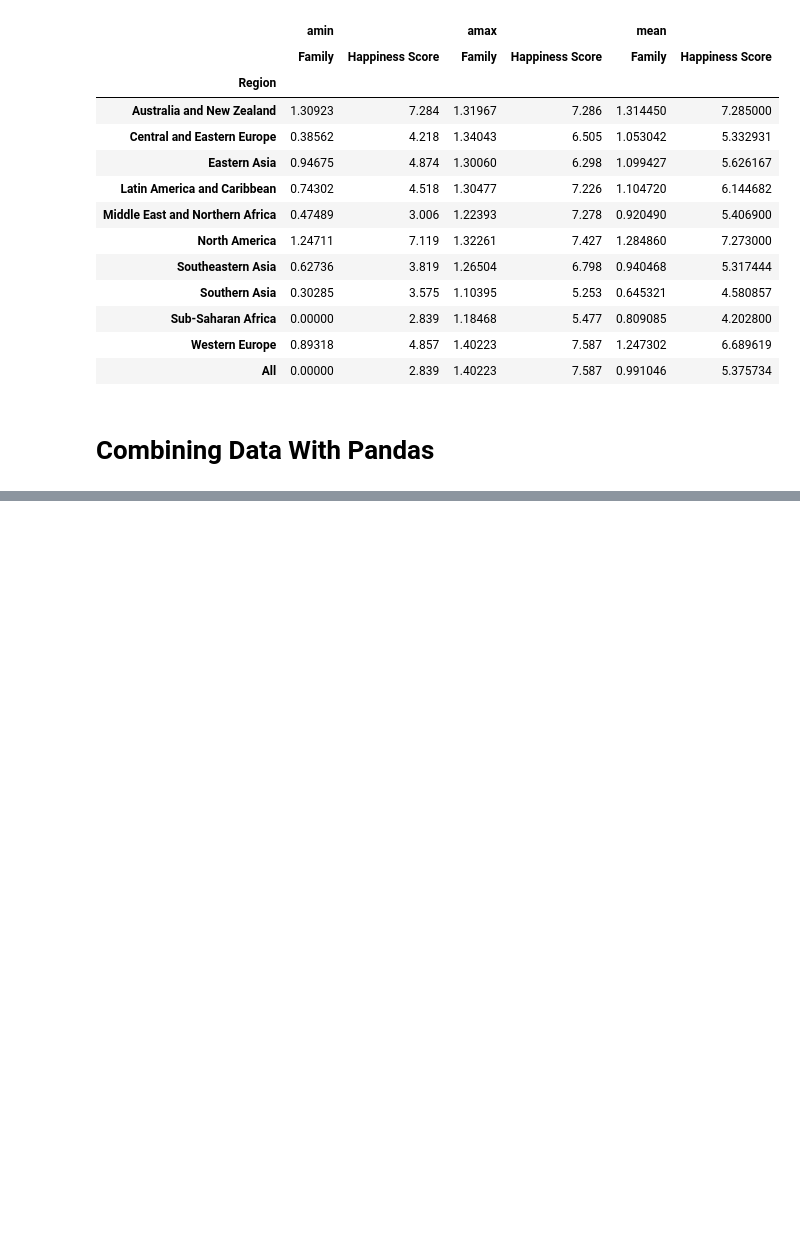
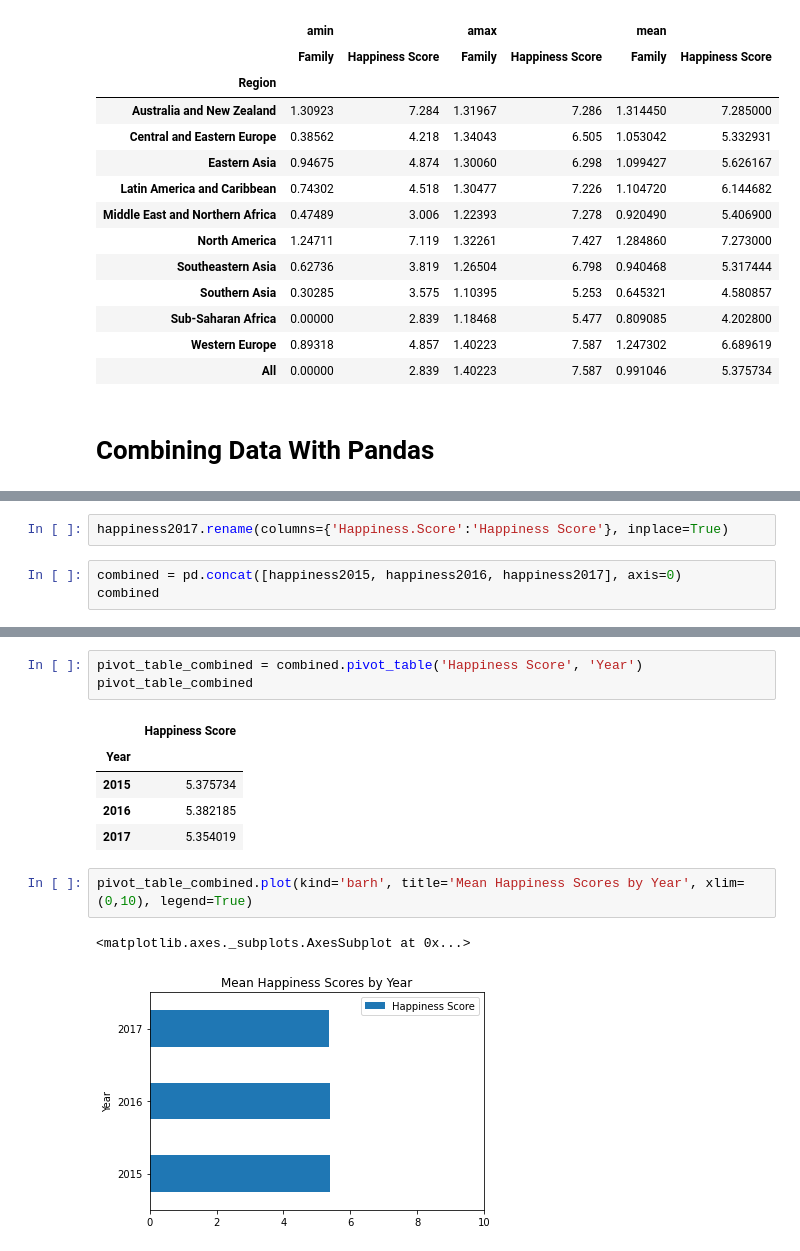
Before and after one commit to hoangvn111/Data-Cleaning-and-Analysis, a Jupyter notebook: Data_Cleaning_and_Analysis.ipynb, the cells around one changed output, grey strips where cells are left out. Drawn from its saved outputs; the diff is of its cells as text; blank space fills up the shorter version.

```diff
--- a/Data_Cleaning_and_Analysis.ipynb
+++ b/Data_Cleaning_and_Analysis.ipynb
@@ -273,0 +511,5 @@ pv_happy_family_stats
+# %%
+happiness2017.rename(columns={'Happiness.Score':'Happiness Score'}, inplace=True)
+# %%
+combined = pd.concat([happiness2015, happiness2016, happiness2017], axis=0)
+combined
@@ -273,0 +530,14 @@ pv_happy_family_stats
+# %%
+pivot_table_combined = combined.pivot_table('Happiness Score', 'Year')
+pivot_table_combined
+# %% [output]
+|  | Happiness Score |
+| Year |  |
+| 2015 | 5.375734 |
+| 2016 | 5.382185 |
+| 2017 | 5.354019 |
+# %%
+pivot_table_combined.plot(kind='barh', title='Mean Happiness Scores by Year', xlim=(0,10), legend=True)
+# %% [output]
+<matplotlib.axes._subplots.AxesSubplot at 0x...>
+[figure, added]
```
Also changed, not shown: parts of 33 cells of this notebook.
